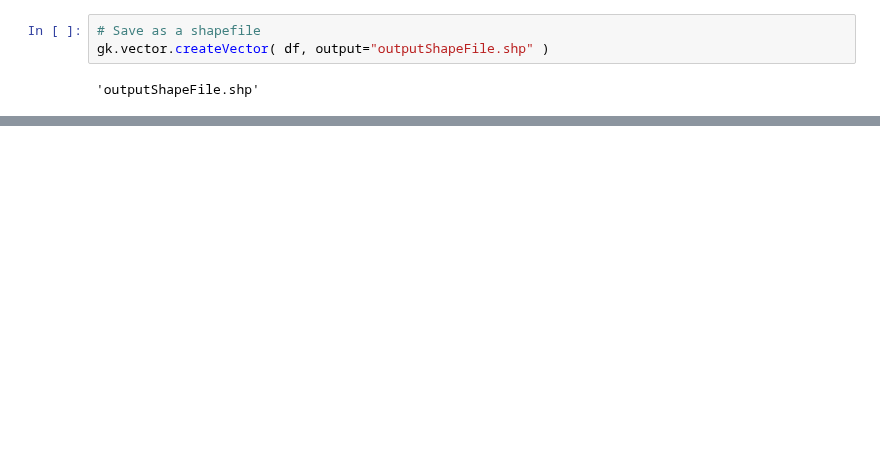
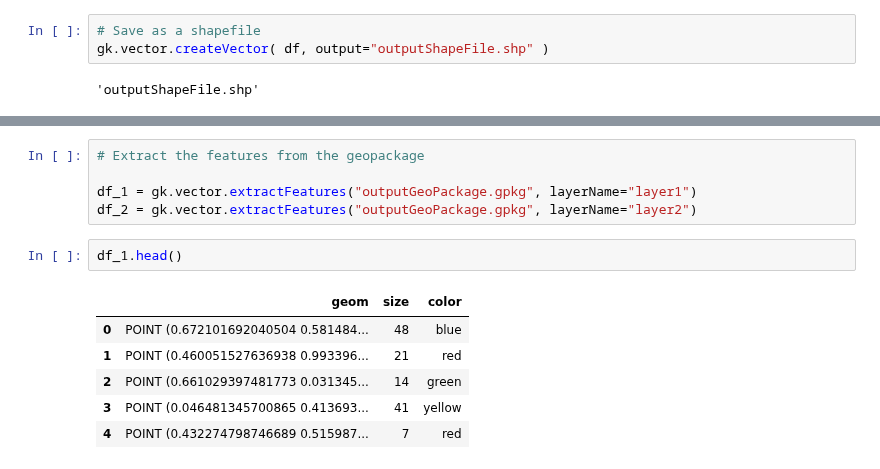
Before and after one commit to FZJ-IEK3-VSA/geokit, a Jupyter notebook: Examples/example_03_vector.ipynb, the cells around one changed output, grey strips where cells are left out. Drawn from its saved outputs; the diff is of its cells as text; blank space fills up the shorter version.

Commit message:
update vector example notebook

```diff
--- a/Examples/example_03_vector.ipynb
+++ b/Examples/example_03_vector.ipynb
@@ -302,0 +361,14 @@ gk.vector.createVector( df, output="outputShapeFile.shp" )
+# %%
+# Extract the features from the geopackage
+
+df_1 = gk.vector.extractFeatures("outputGeoPackage.gpkg", layerName="layer1")
+df_2 = gk.vector.extractFeatures("outputGeoPackage.gpkg", layerName="layer2")
+# %%
+df_1.head()
+# %% [output]
+|  | geom | size | color |
+| 0 | POINT (0.672101692040504 0.581484... | 48 | blue |
+| 1 | POINT (0.460051527636938 0.993396... | 21 | red |
+| 2 | POINT (0.661029397481773 0.031345... | 14 | green |
+| 3 | POINT (0.046481345700865 0.413693... | 41 | yellow |
+| 4 | POINT (0.432274798746689 0.515987... | 7 | red |
```
Also changed, not shown: parts of 14 cells of this notebook, 1 other file.
